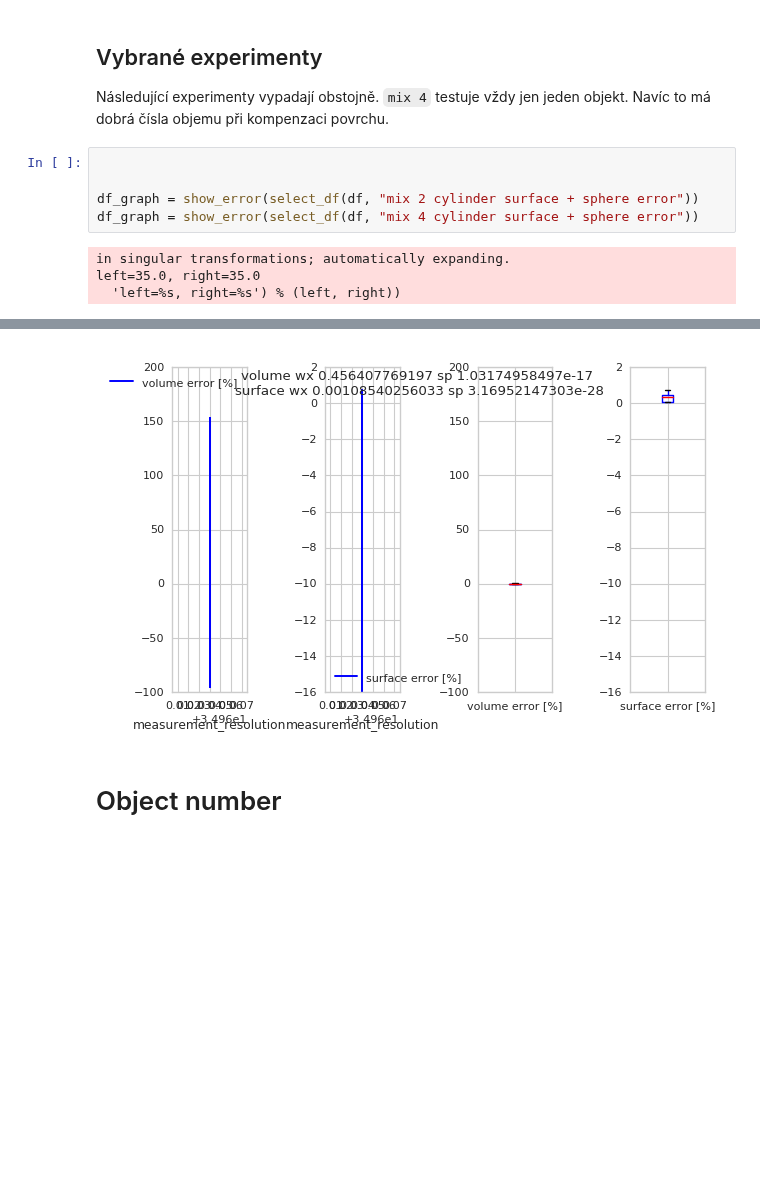
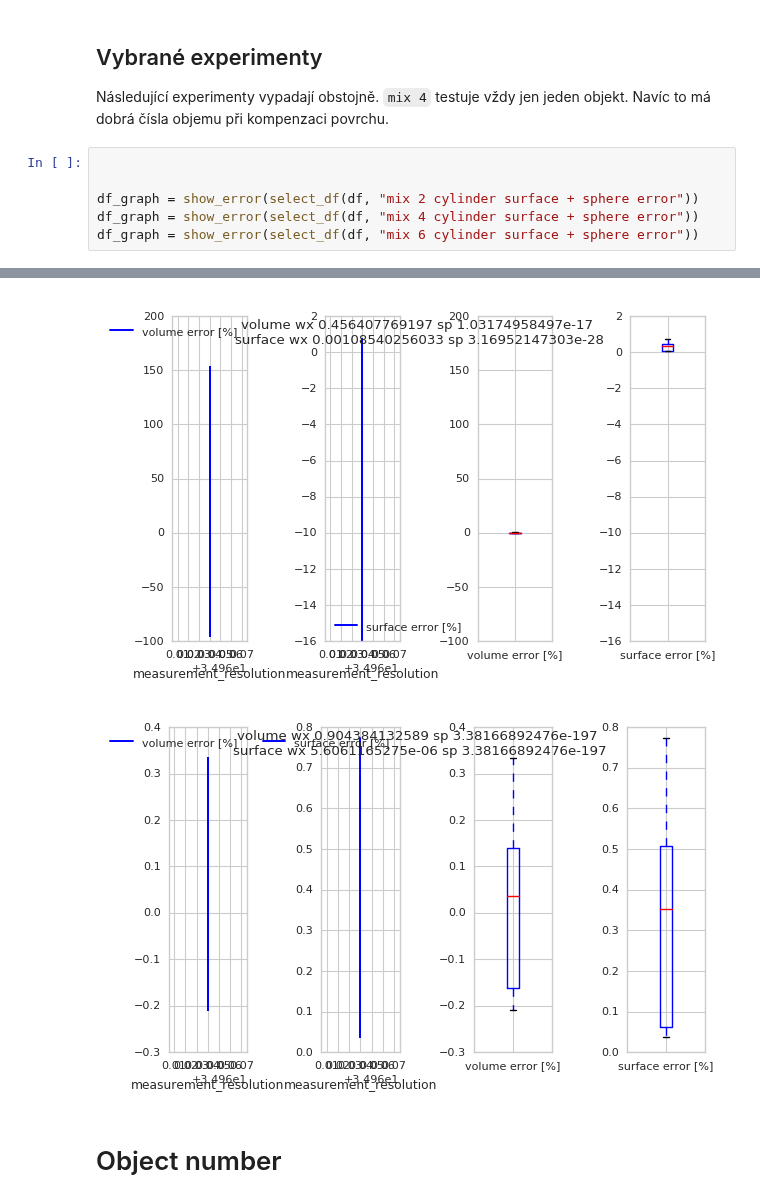
Before and after one commit to mjirik/teigen, a Jupyter notebook: examples/paperfigures.ipynb, the cells around one changed output, grey strips where cells are left out. Cells and saved outputs as stored; diff of their text form; blank space fills up the shorter version.

```diff
--- a/examples/paperfigures.ipynb
+++ b/examples/paperfigures.ipynb
@@ -76,14 +76,13 @@ Následující experimenty vypadají obstojně.  `mix 4` testuje vždy jen jeden
 # %%
 
 
 df_graph = show_error(select_df(df, "mix 2 cylinder surface + sphere error"))
 df_graph = show_error(select_df(df, "mix 4 cylinder surface + sphere error"))
+df_graph = show_error(select_df(df, "mix 6 cylinder surface + sphere error"))
 # %% [output]
-in singular transformations; automatically expanding.
-left=35.0, right=35.0
-  'left=%s, right=%s') % (left, right))
 [figure]
 [figure]
+[figure, added]
 # %% [markdown]
 # Object number
 # %%
```
Also changed, not shown: parts of 8 cells of this notebook, 2 other files.
